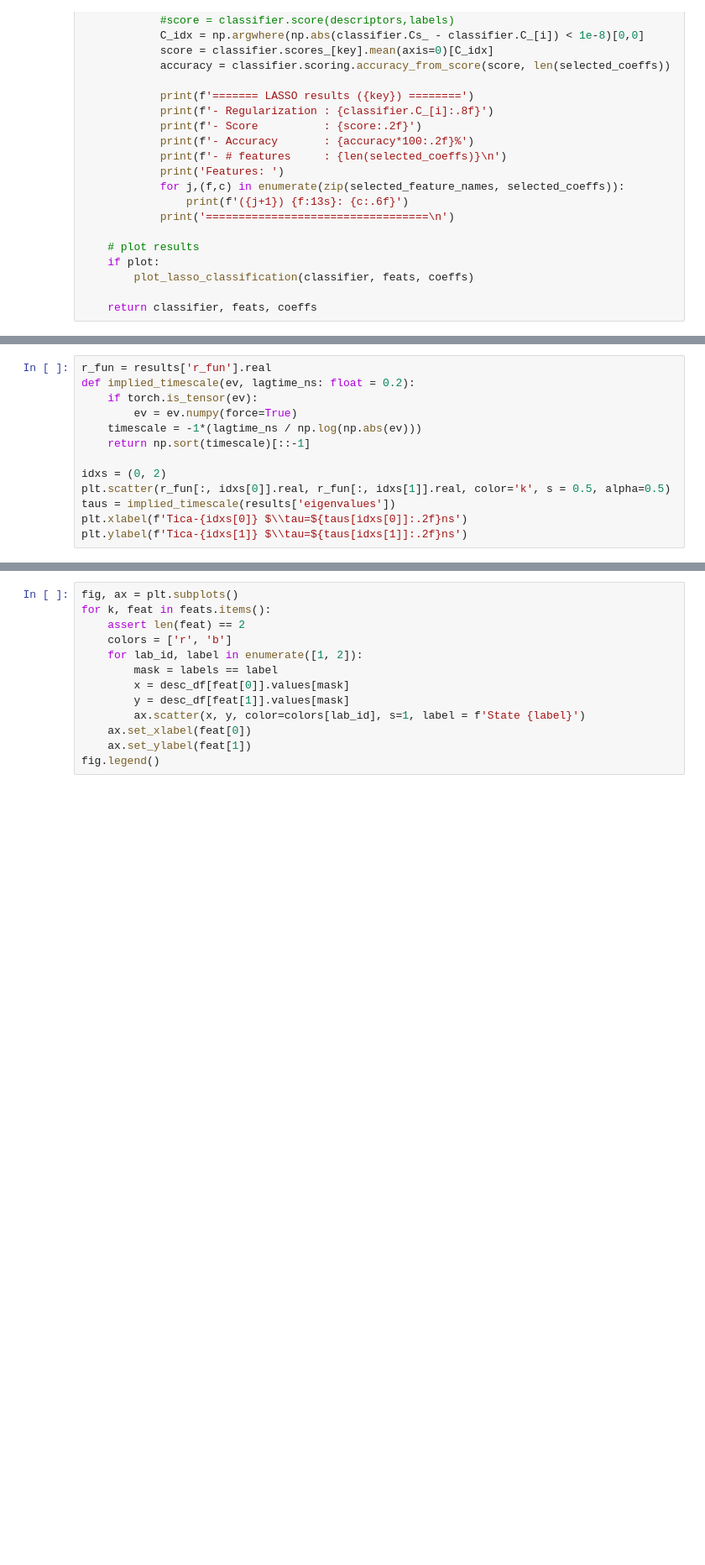
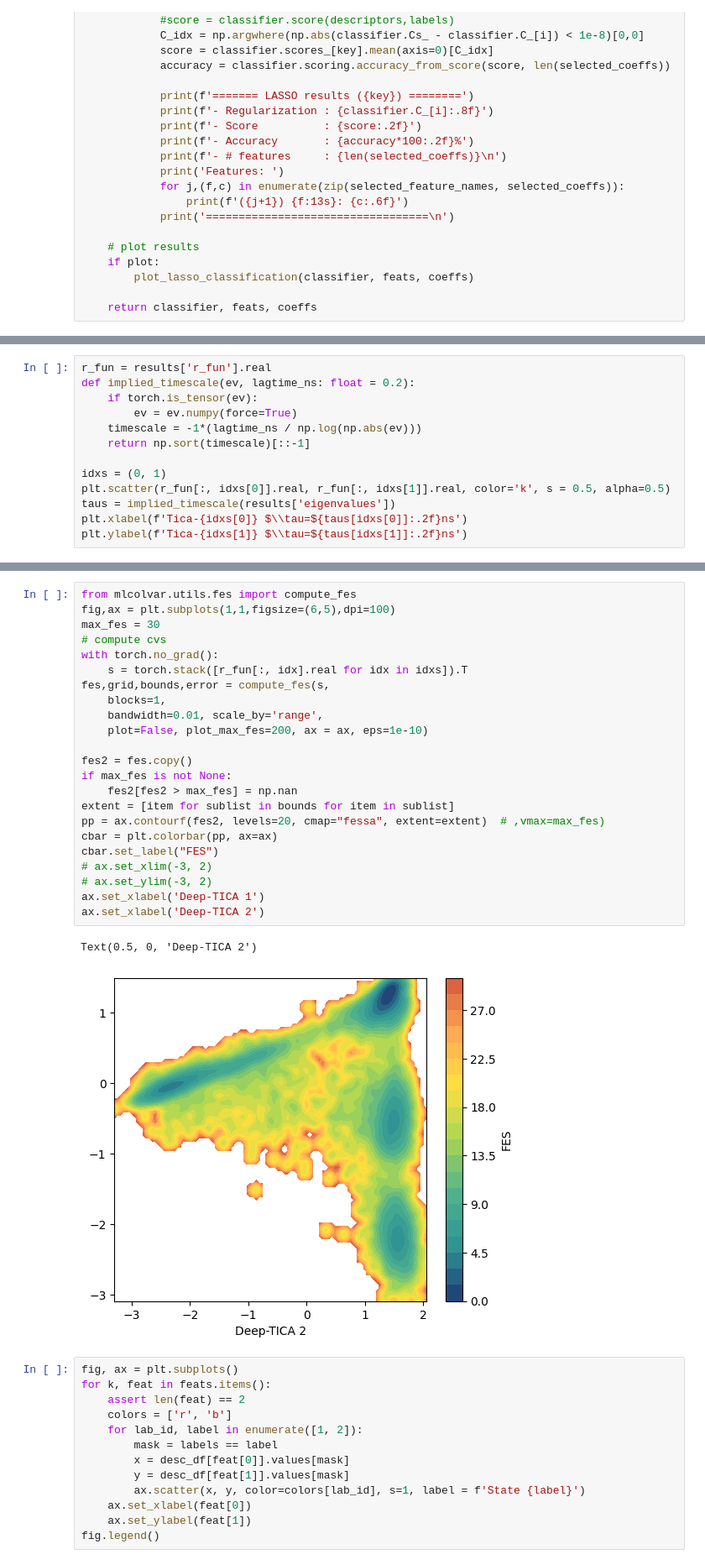
Before and after one commit to pietronvll/encoderops, a Jupyter notebook: analysis/scratch.ipynb, the cells around one changed output, grey strips where cells are left out. Shown at 84% size. Drawn from its saved outputs; the diff is of its cells as text; blank space fills up the shorter version.

```diff
--- a/analysis/scratch.ipynb
+++ b/analysis/scratch.ipynb
@@ -331,7 +370,7 @@ def implied_timescale(ev, lagtime_ns: float = 0.2):
     timescale = -1*(lagtime_ns / np.log(np.abs(ev)))
     return np.sort(timescale)[::-1]
 
-idxs = (0, 2)
+idxs = (0, 1)
 plt.scatter(r_fun[:, idxs[0]].real, r_fun[:, idxs[1]].real, color='k', s = 0.5, alpha=0.5)
 taus = implied_timescale(results['eigenvalues'])
 plt.xlabel(f'Tica-{idxs[0]} $\\tau=${taus[idxs[0]]:.2f}ns')
@@ -342,3 +381,29 @@ Text(0, 0.5, 'Tica-2 $\\tau=$4.35ns')
+# %%
+from mlcolvar.utils.fes import compute_fes
+fig,ax = plt.subplots(1,1,figsize=(6,5),dpi=100)
+max_fes = 30
+# compute cvs
+with torch.no_grad():
+    s = torch.stack([r_fun[:, idx].real for idx in idxs]).T
+fes,grid,bounds,error = compute_fes(s,
+    blocks=1,
+    bandwidth=0.01, scale_by='range',
+    plot=False, plot_max_fes=200, ax = ax, eps=1e-10)
+
+fes2 = fes.copy()
+if max_fes is not None:
+    fes2[fes2 > max_fes] = np.nan
+extent = [item for sublist in bounds for item in sublist]
+pp = ax.contourf(fes2, levels=20, cmap="fessa", extent=extent)  # ,vmax=max_fes)
+cbar = plt.colorbar(pp, ax=ax)
+cbar.set_label("FES")
+# ax.set_xlim(-3, 2)
+# ax.set_ylim(-3, 2)
+ax.set_xlabel('Deep-TICA 1')
+ax.set_xlabel('Deep-TICA 2')
+# %% [output]
+Text(0.5, 0, 'Deep-TICA 2')
+[figure, added]
 # %%
 fig, ax = plt.subplots()
 for k, feat in feats.items():
```
Also changed, not shown: parts of 9 cells of this notebook.
